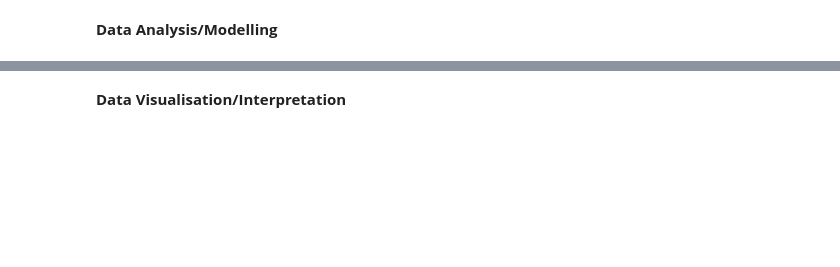
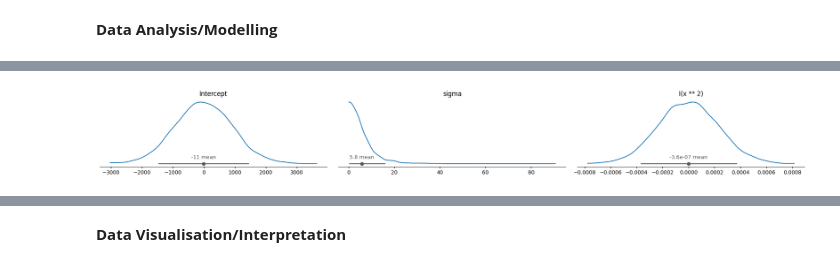
Before and after one commit to LeoFairley123/EMSC2010-WK8-Group-Assignment, a Jupyter notebook: EMSC2010_Group_Project_WK8.ipynb, the cells around one changed output, grey strips where cells are left out. Drawn from its saved outputs; the diff is of its cells as text; code cells hidden in the pictures; blank space fills up the shorter version.

Commit message:
Analysis and visualisation completed

```diff
--- a/EMSC2010_Group_Project_WK8.ipynb
+++ b/EMSC2010_Group_Project_WK8.ipynb
@@ -53,8 +59,8 @@ import pandas as pd #used to read and clean data
 # %%
 # This cell defines variables for the Excel spreadsheet and sheet names.
 # These variables will be used later to import data from the specified sheets.
-spreadsheet_name = 'Greenland_Data.xlsx' # Name of the Excel file containing the snowfall data.
-Sheet1 = 'fig1_data' # Name of the worksheet containing the Kutchan snowfall data.
+spreadsheet_name = 'Greenland_Data.xlsx' # Name of the Excel file containing the ice melt data.
+Sheet1 = 'Data' # Name of the worksheet containing the data.
 # %%
 Greenland_df = pd.read_excel(
     spreadsheet_name, # Pass the variable holding the Excel file name to `read_excel`.
@@ -75,0 +85,8 @@ Greenland_df.head() # Display the first few rows of the created DataFrame to ver
+# %%
+year=Greenland_df['Year']   #read in dates from spreadsheet
+mass=Greenland_df['Mass balance (Gt/yr)']   #read in yearly ice melt data from spreadsheet
+sea_level_rise=mass/-361.8                  #convert to a sea level rise
+cumul_mass=Greenland_df['Cumulative mass balance (Gt)']   #read in cumulative ice melt data from spreadsheet
+sea_level_tot=cumul_mass/-361.8                           #convert to a sea level rise
+sea_level_tot=sea_level_tot-sea_level_tot.iloc[-1]        #centre it so 0mm rise is 'today' and subsequent rise from there is easily calculated
+print(sea_level_tot)
@@ -75,0 +129,4 @@ Greenland_df.head() # Display the first few rows of the created DataFrame to ver
+# %%
+data = pd.DataFrame({"x": year, "y": sea_level_tot}) #put the data into a dataframe with variable names "x" and "y".
+model = bmb.Model("y ~ {x**2}", data) #setup the second-order polynomial model
+idata = model.fit(draws=2000, tune=2000, chains=8) #sample the posteriors
@@ -75,0 +136,7 @@ Greenland_df.head() # Display the first few rows of the created DataFrame to ver
+# %%
+## Checking the priors look good & make sense
+model.plot_priors()
+plt.tight_layout()
+plt.show()
+# %% [output]
+[figure, added]
```
Also changed, not shown: parts of 21 cells of this notebook.
